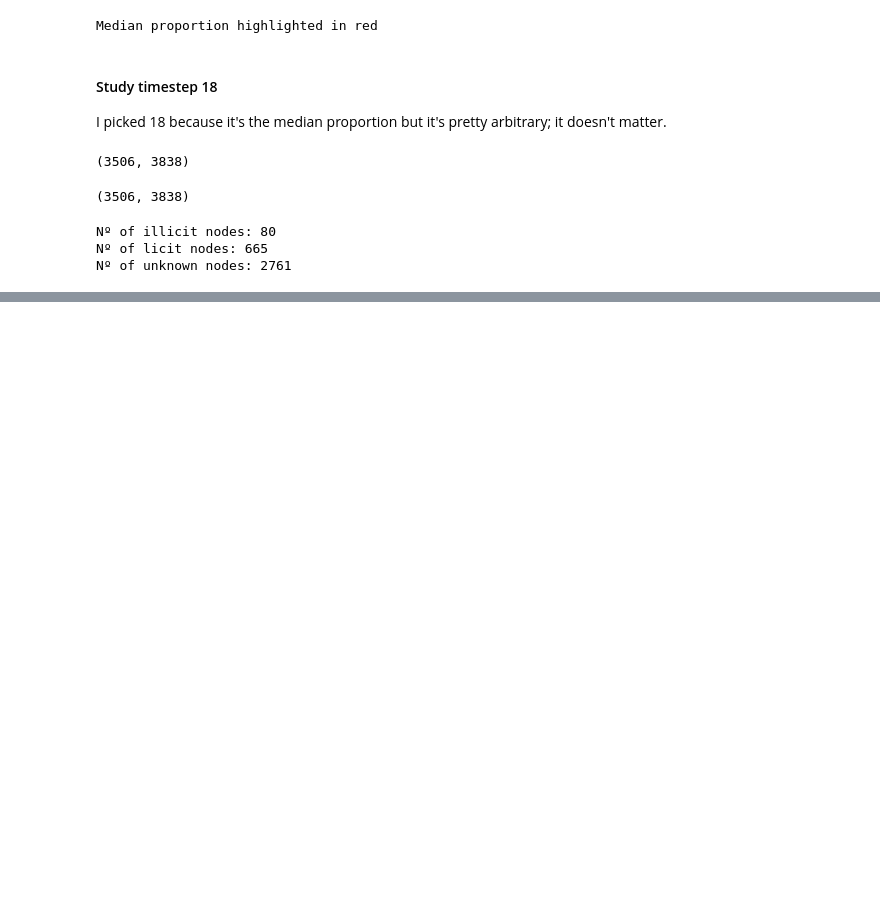
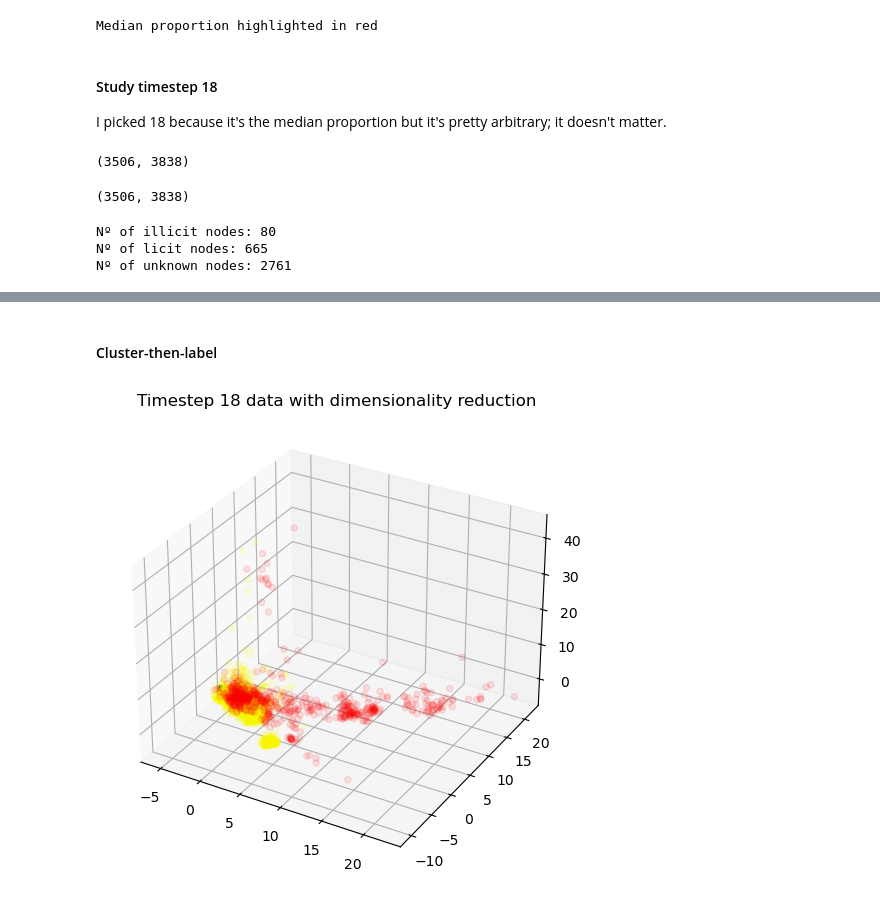
Before and after one commit to Arnau1/GraphAnomaly, a Jupyter notebook: marti2.ipynb, the cells around one changed output, grey strips where cells are left out. Saved outputs shown, nothing was run; the diff lists cells and outputs as text; code cells hidden in the pictures; blank space fills up the shorter version.

```diff
--- a/marti2.ipynb
+++ b/marti2.ipynb
@@ -172,3 +170,5 @@ plt.show()
+# %% [markdown]
+#### Cluster-then-label
 # %%
 import sklearn
 from sklearn.model_selection import train_test_split
@@ -179,5 +183,36 @@ from sklearn.cluster import KMeans
 df18_ml = df18.drop(columns=['txId', 'class', 'Time Step'])
 
 X_train, X_test, y_train, y_test = train_test_split(df18_ml, df18['class'])
+# %%
+# Standarize features
+scaler = StandardScaler()
+scaled_data = scaler.fit_transform(df18_ml)
+
+# Apply PCA
+pca = PCA(n_components=80)  # You can choose the number of components you want to keep
+principal_components = pca.fit_transform(scaled_data)
+
+# Visualize
+
+fig = plt.figure(figsize=(8, 6))
+ax = fig.add_subplot(projection='3d')
+
+# Color code by classes
+colours = ['yellow', 'red', 'green']
+alphas = [0.1, 0.1, 1]
+
+for label in np.unique(df18['class']):
+    indices = np.where(df18['class'] == label)
+    ax.scatter(principal_components[indices, 0],
+               principal_components[indices, 1],
+               principal_components[indices, 2],
+               c=colours[label+1],
+               label=f'Class {label}',
+               alpha=alphas[label+1])
+
+plt.title("Timestep 18 data with dimensionality reduction")
+plt.show()
+# %% [output]
+[figure, added]
 # %%
 class Cluster_Then_Label():
```
Also changed, not shown: parts of 17 cells of this notebook, 2 other files.
